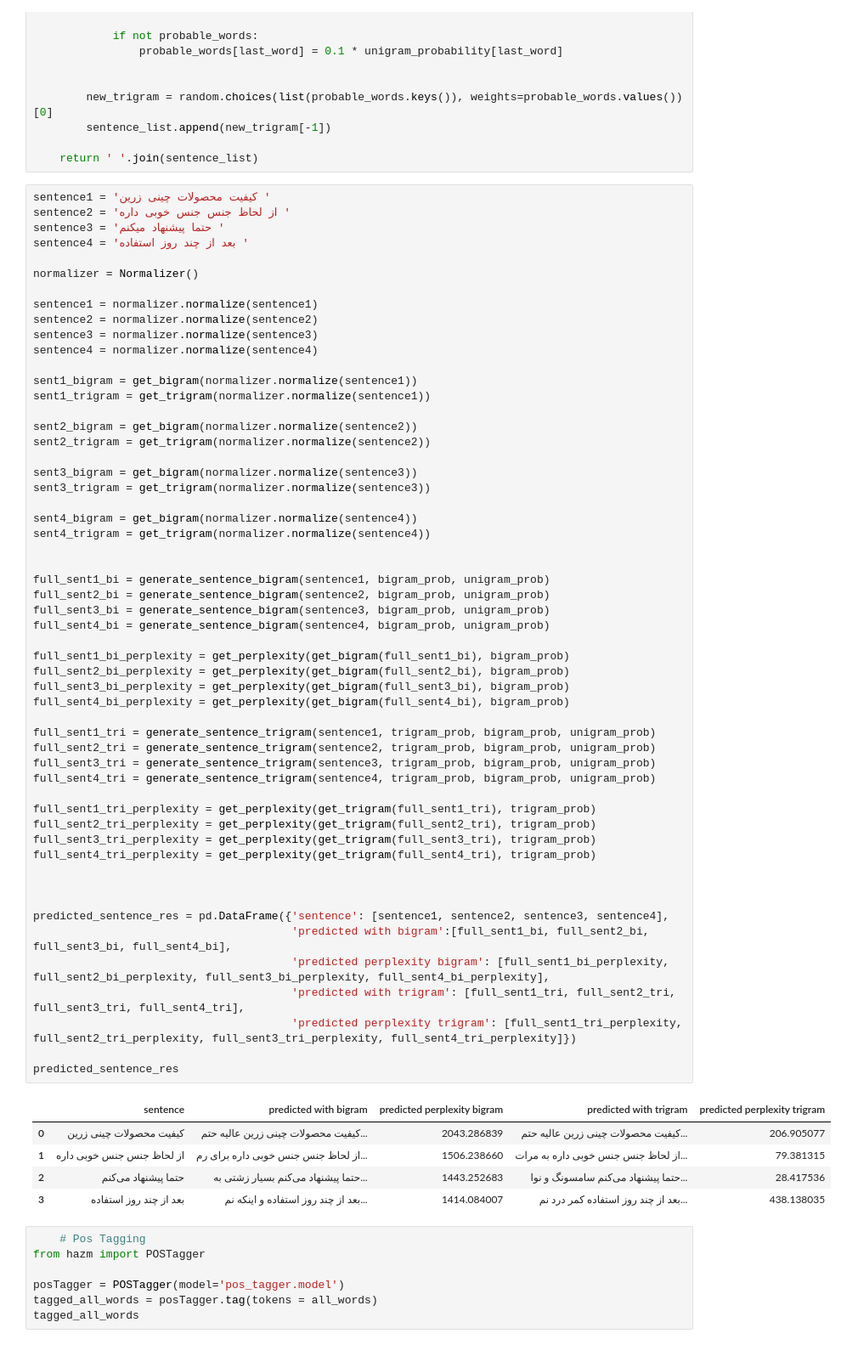
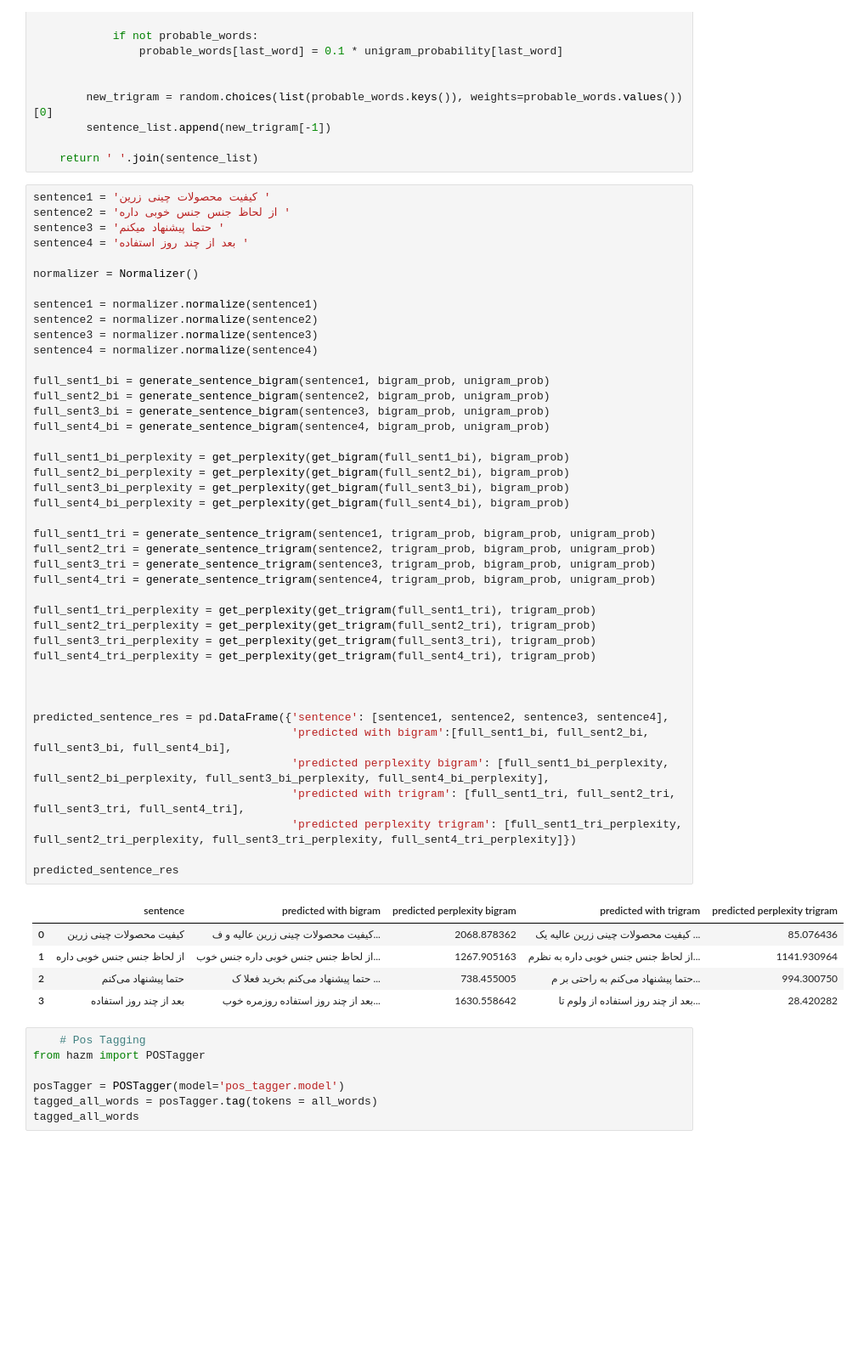
Before and after one commit to pouriaSameti/NLP, a Jupyter notebook: 2-Language model/Language Model.ipynb, the cells around one changed output. Shown at 85% size. Drawn from its saved outputs; the diff is of its cells as text; blank space fills up the shorter version.

Commit message:
Language Model-> generate sentence test set was changed.

```diff
--- a/2-Language model/Language Model.ipynb
+++ b/2-Language model/Language Model.ipynb
@@ -501,55 +501,42 @@ sentence1 = normalizer.normalize(sentence1)
 sentence2 = normalizer.normalize(sentence2)
 sentence3 = normalizer.normalize(sentence3)
 sentence4 = normalizer.normalize(sentence4)
-
-sent1_bigram = get_bigram(normalizer.normalize(sentence1))
-sent1_trigram = get_trigram(normalizer.normalize(sentence1))
-
-sent2_bigram = get_bigram(normalizer.normalize(sentence2))
-sent2_trigram = get_trigram(normalizer.normalize(sentence2))
-
-sent3_bigram = get_bigram(normalizer.normalize(sentence3))
-sent3_trigram = get_trigram(normalizer.normalize(sentence3))
-
-sent4_bigram = get_bigram(normalizer.normalize(sentence4))
-sent4_trigram = get_trigram(normalizer.normalize(sentence4))
-
 
 full_sent1_bi = generate_sentence_bigram(sentence1, bigram_prob, unigram_prob)
 full_sent2_bi = generate_sentence_bigram(sentence2, bigram_prob, unigram_prob)
 full_sent3_bi = generate_sentence_bigram(sentence3, bigram_prob, unigram_prob)
 full_sent4_bi = generate_sentence_bigram(sentence4, bigram_prob, unigram_prob)
 
 full_sent1_bi_perplexity = get_perplexity(get_bigram(full_sent1_bi), bigram_prob)
 full_sent2_bi_perplexity = get_perplexity(get_bigram(full_sent2_bi), bigram_prob)
 full_sent3_bi_perplexity = get_perplexity(get_bigram(full_sent3_bi), bigram_prob)
 full_sent4_bi_perplexity = get_perplexity(get_bigram(full_sent4_bi), bigram_prob)
 
 full_sent1_tri = generate_sentence_trigram(sentence1, trigram_prob, bigram_prob, unigram_prob)
 full_sent2_tri = generate_sentence_trigram(sentence2, trigram_prob, bigram_prob, unigram_prob)
 full_sent3_tri = generate_sentence_trigram(sentence3, trigram_prob, bigram_prob, unigram_prob)
 full_sent4_tri = generate_sentence_trigram(sentence4, trigram_prob, bigram_prob, unigram_prob)
 
 full_sent1_tri_perplexity = get_perplexity(get_trigram(full_sent1_tri), trigram_prob)
 full_sent2_tri_perplexity = get_perplexity(get_trigram(full_sent2_tri), trigram_prob)
 full_sent3_tri_perplexity = get_perplexity(get_trigram(full_sent3_tri), trigram_prob)
 full_sent4_tri_perplexity = get_perplexity(get_trigram(full_sent4_tri), trigram_prob)
 
 
 
 predicted_sentence_res = pd.DataFrame({'sentence': [sentence1, sentence2, sentence3, sentence4],
                                        'predicted with bigram':[full_sent1_bi, full_sent2_bi, full_sent3_bi, full_sent4_bi],
                                        'predicted perplexity bigram': [full_sent1_bi_perplexity, full_sent2_bi_perplexity, full_sent3_bi_perplexity, full_sent4_bi_perplexity],
                                        'predicted with trigram': [full_sent1_tri, full_sent2_tri, full_sent3_tri, full_sent4_tri],
                                        'predicted perplexity trigram': [full_sent1_tri_perplexity, full_sent2_tri_perplexity, full_sent3_tri_perplexity, full_sent4_tri_perplexity]})
 
 predicted_sentence_res
 # %% [output]
 |  | sentence | predicted with bigram | predicted perplexity bigram | predicted with trigram | predicted perplexity trigram |
-| 0 | کیفیت محصولات چینی زرین | کیفیت محصولات چینی زرین عالیه حتم... | 2043.286839 | کیفیت محصولات چینی زرین عالیه حتم... | 206.905077 |
-| 1 | از لحاظ جنس جنس خوبی داره | از لحاظ جنس جنس خوبی داره برای رم... | 1506.238660 | از لحاظ جنس جنس خوبی داره به مرات... | 79.381315 |
-| 2 | حتما پیشنهاد می‌کنم | حتما پیشنهاد می‌کنم بسیار زشتی به... | 1443.252683 | حتما پیشنهاد می‌کنم سامسونگ و نوا... | 28.417536 |
-| 3 | بعد از چند روز استفاده | بعد از چند روز استفاده و اینکه نم... | 1414.084007 | بعد از چند روز استفاده کمر درد نم... | 438.138035 |
+| 0 | کیفیت محصولات چینی زرین | کیفیت محصولات چینی زرین عالیه و ف... | 2068.878362 | کیفیت محصولات چینی زرین عالیه یک ... | 85.076436 |
+| 1 | از لحاظ جنس جنس خوبی داره | از لحاظ جنس جنس خوبی داره جنس خوب... | 1267.905163 | از لحاظ جنس جنس خوبی داره به نظرم... | 1141.930964 |
+| 2 | حتما پیشنهاد می‌کنم | حتما پیشنهاد می‌کنم بخرید فعلا ک ... | 738.455005 | حتما پیشنهاد می‌کنم به راحتی بر م... | 994.300750 |
+| 3 | بعد از چند روز استفاده | بعد از چند روز استفاده روزمره خوب... | 1630.558642 | بعد از چند روز استفاده از ولوم تا... | 28.420282 |
 # %%
     # Pos Tagging
 from hazm import POSTagger
```
